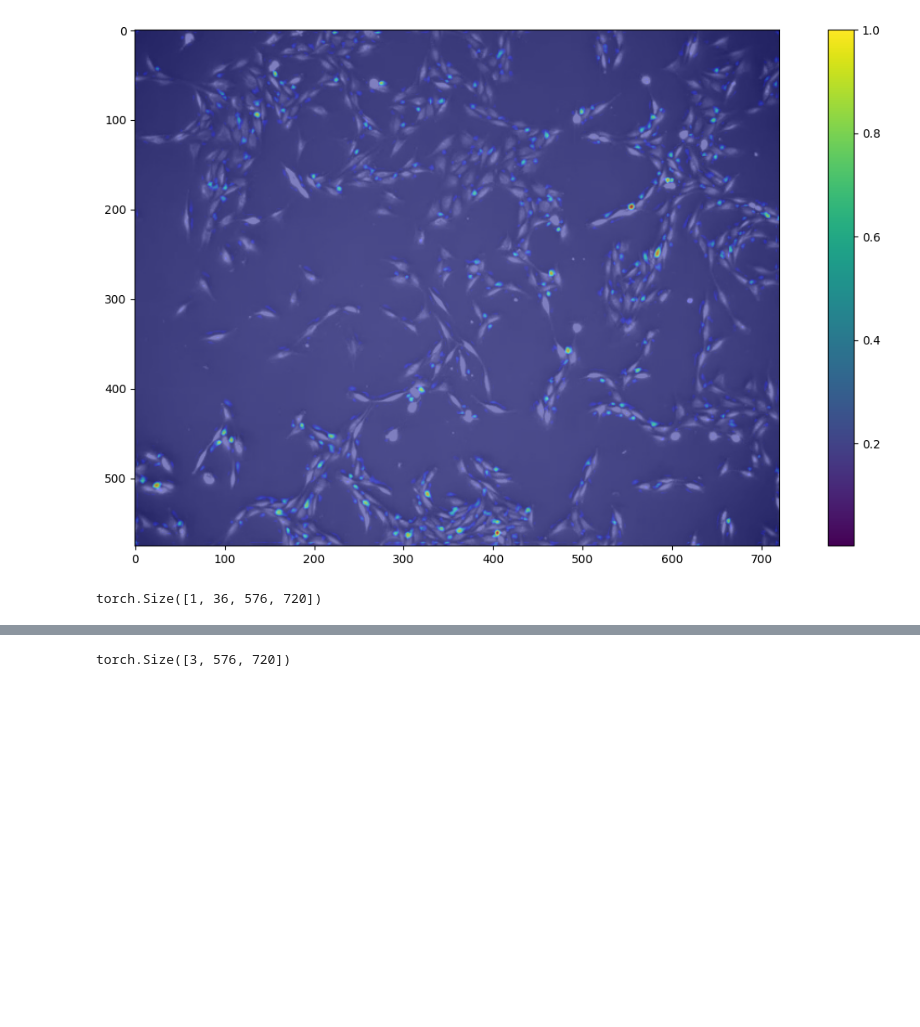
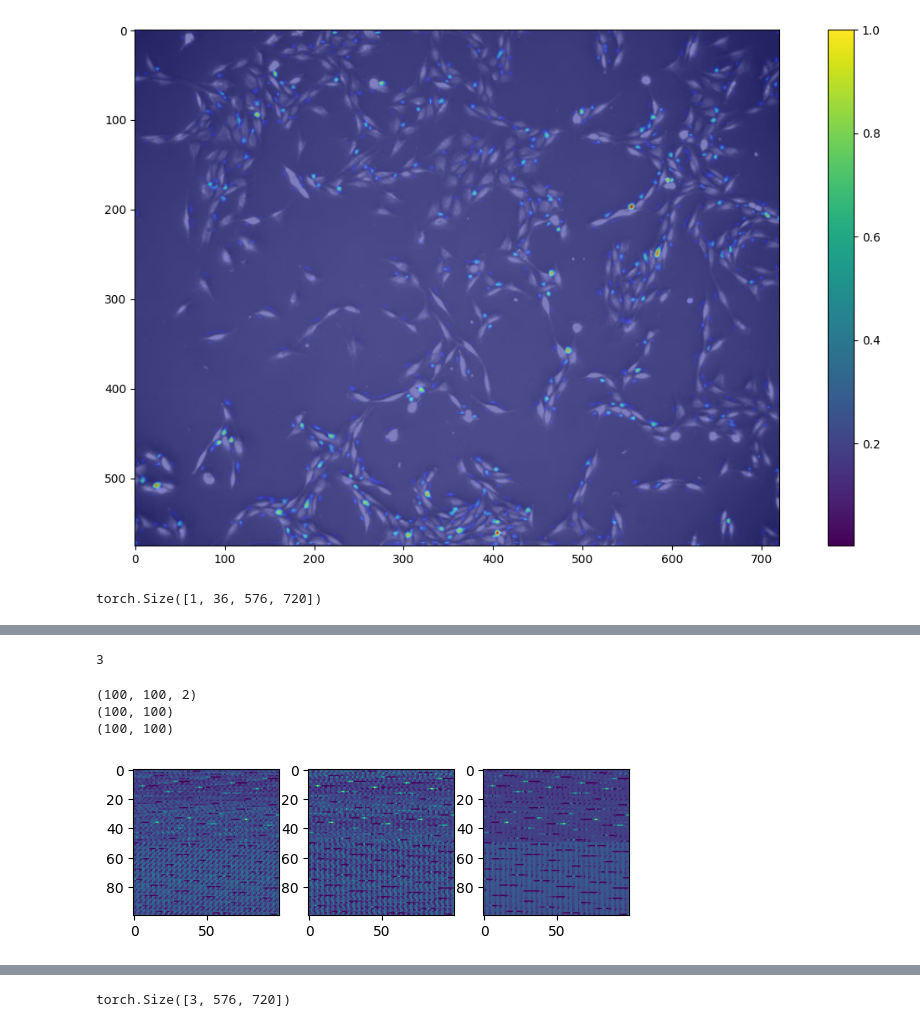
Before and after one commit to joonpark2019/GroupEquivariantCNN, a Jupyter notebook: REKD/sample_demo.ipynb, the cells around one changed output, grey strips where cells are left out. Drawn from its saved outputs; the diff is of its cells as text; code cells hidden in the pictures; blank space fills up the shorter version.

```diff
--- a/REKD/sample_demo.ipynb
+++ b/REKD/sample_demo.ipynb
@@ -91,0 +193,12 @@ plt.colorbar()
+# %%
+#data must be a torch tensor
+def apply_nmf(data, k):
+    nmf_input = None
+    if type(data) == torch.Tensor:
+        nmf_input = data.detach().numpy()
+    nmf = NMF(n_components=k, max_iter=99)
+    H = nmf.fit_transform(nmf_input)
+    W = nmf.components_
+    return H, W
+
+H, W = apply_nmf(data, 2)
@@ -91,0 +209,30 @@ plt.colorbar()
+# %%
+#output: list of images
+
+def unpack_heatmaps(H, h, w): #input: H from HW of NMF
+    n_h_w, k = H.shape
+    num_imgs = n_h_w // (h*w)
+
+    f = lambda x : x.reshape(h,w, k)
+    heatmap_list = [f(H[i*h*w:(i+1)*h*w,:]) for i in range(num_imgs)]
+
+    print(len(heatmap_list))
+    return heatmap_list
+
+hm_list = unpack_heatmaps(H, patch_size, patch_size)
+# %% [output]
+3
+# %%
+print(hm_list[0].shape)
+hm_list_1 = [hm[:,:,0] for hm in hm_list]
+print(hm_list_1[0].shape)
+hm_list_2 = [hm[:,:,1] for hm in hm_list]
+print(hm_list_1[0].shape)
+# %% [output]
+(100, 100, 2)
+(100, 100)
+(100, 100)
+# %%
+display_patches(hm_list_1)
+# %% [output]
+[figure, added]
```
Also changed, not shown: parts of 21 cells of this notebook.
